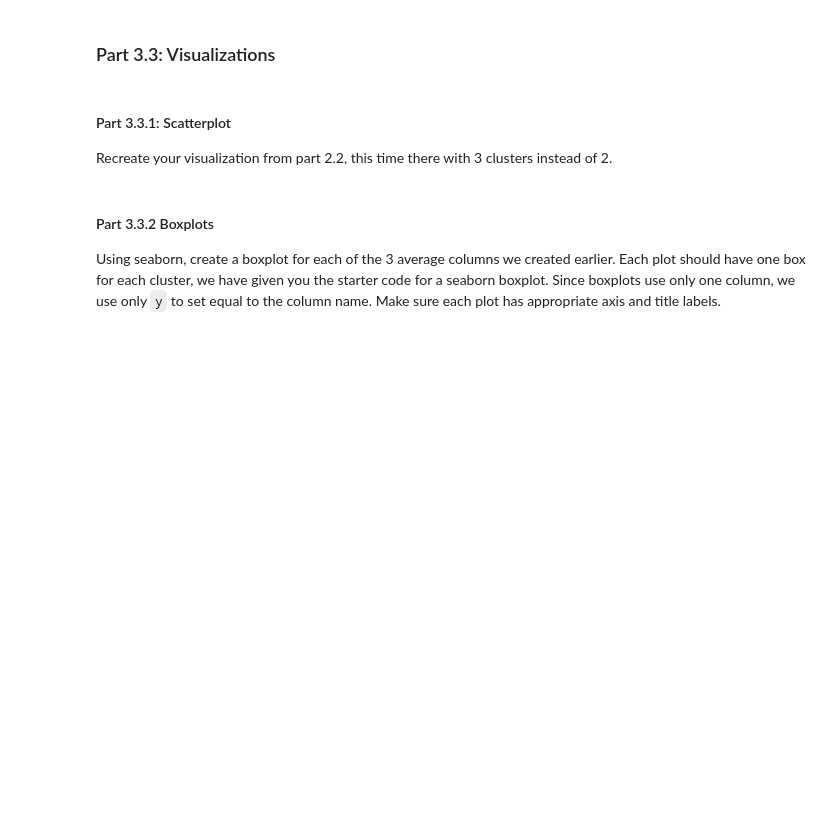
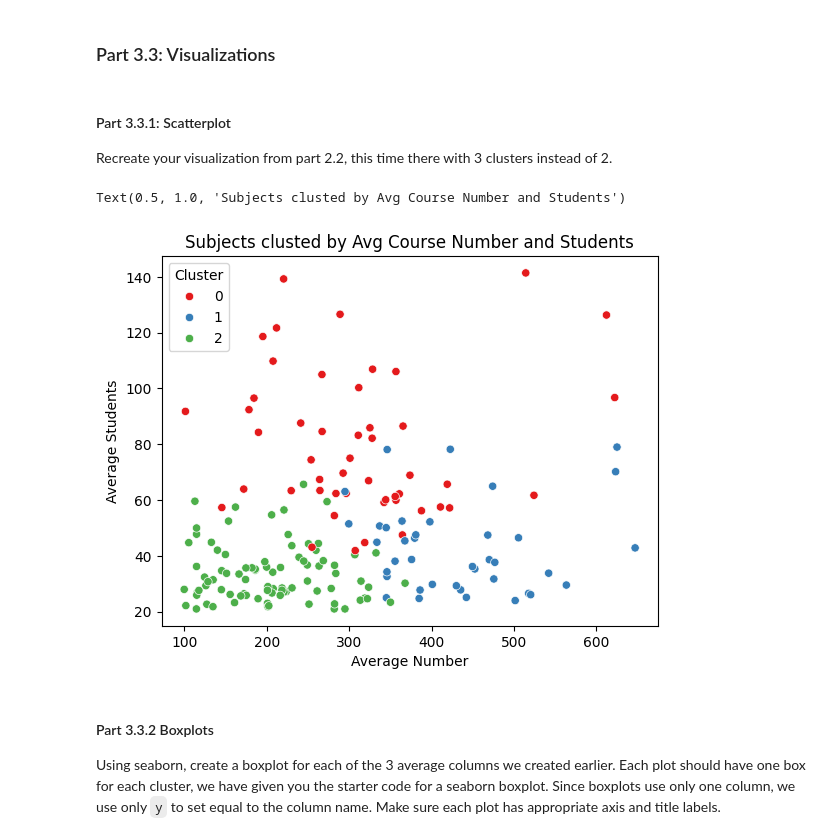
Before and after one commit to JoshuaMorales1245/Personal-Projects, a Jupyter notebook: lab_kmeans/lab_kmeans.ipynb, the cells around one changed output. Drawn from its saved outputs; the diff is of its cells as text; code cells hidden in the pictures; blank space fills up the shorter version.

```diff
--- a/lab_kmeans/lab_kmeans.ipynb
+++ b/lab_kmeans/lab_kmeans.ipynb
@@ -300,0 +409,7 @@ As before, store the predictions in the column `"Cluster"` in `df_subject` (it i
+# %%
+# Fit the model with three clusters
+ind = ["Average GPA", "Average Number", "Average Students"]
+kmeans = KMeans(n_clusters=3)
+kmeans.fit(df_subject_standardized[ind])
+df_subject["Cluster"] = kmeans.predict(df_subject_standardized[ind])
+df_subject
@@ -326,3 +455,15 @@ Recreate your visualization from part 2.2, this time there with 3 clusters inste
+# %%
+sns.scatterplot(
+    data = df_subject,
+    x = "Average Number",
+    y = "Average Students",
+    hue = "Cluster",
+    palette = "Set1"
+)
+plt.title("Subjects clusted by Avg Course Number and Students")
+# %% [output]
+Text(0.5, 1.0, 'Subjects clusted by Avg Course Number and Students')
+[figure, added]
 # %% [markdown]
 #### Part 3.3.2 Boxplots
 
```
Also changed, not shown: parts of 35 cells of this notebook.
